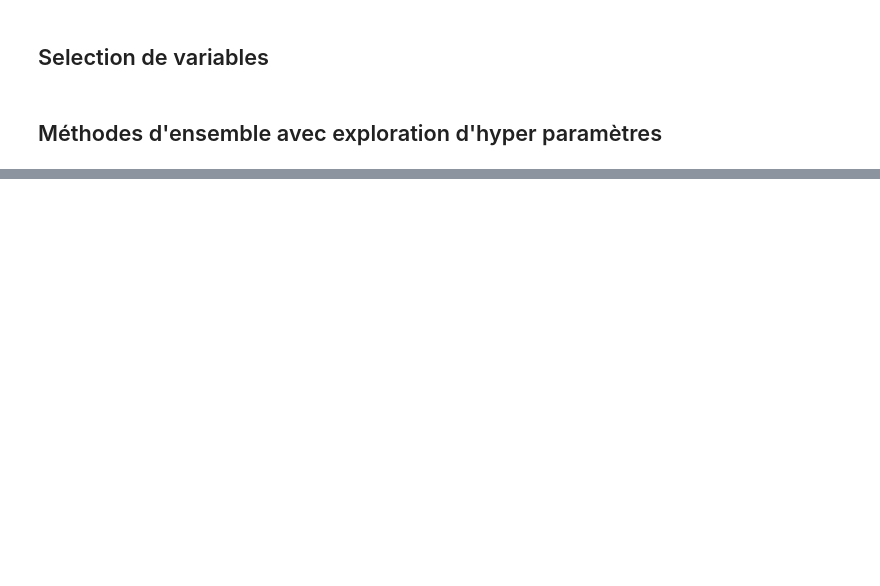
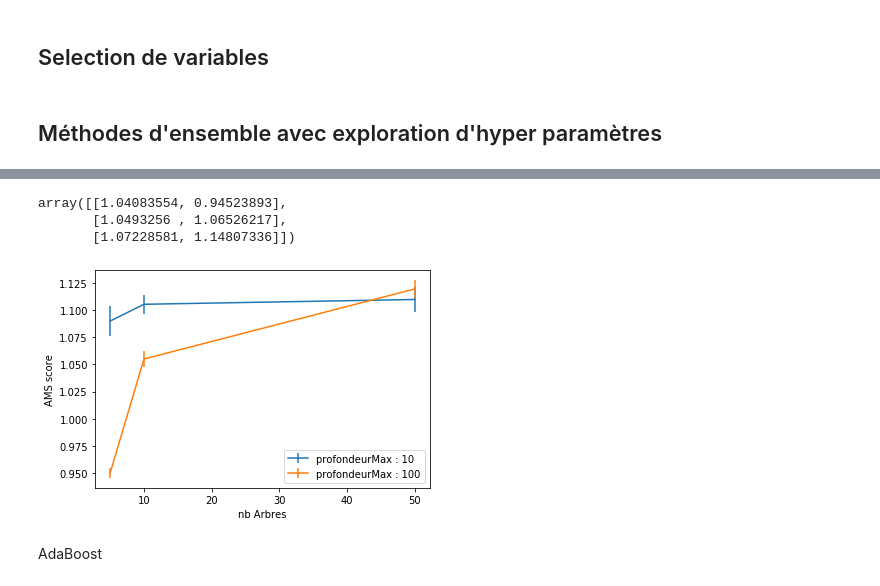
Before and after one commit to NathanBuskulic/REDS-Project, a Jupyter notebook: Classification.ipynb, the cells around one changed output, grey strips where cells are left out. Saved outputs shown, nothing was run; the diff lists cells and outputs as text; code cells hidden in the pictures; blank space fills up the shorter version.

```diff
--- a/Classification.ipynb
+++ b/Classification.ipynb
@@ -58,0 +190,5 @@ print("error : ", np.mean(cv_results['test_score']), " +- ", np.std(cv_results['
+# %%
+myBayes = GaussianNB()
+cv_results = crossValidation(myBayes,x,y,listIndexFolds, weights)
+print("accuracy : ", np.mean(cv_results[0,:]), " +- ", np.std(cv_results[0,:]))
+print("AMS : ", np.mean(cv_results[1,:]), " +- ", np.std(cv_results[1,:]))
@@ -62,0 +218,21 @@ print("error : ", np.mean(cv_results['test_score']), " +- ", np.std(cv_results['
+# %%
+nbArbres = [5,10,50]
+profMax = [10,100]
+# %%
+matriceAccMoyenne = np.zeros((len(nbArbres),len(profMax)))
+matriceAccVariance = np.zeros((len(nbArbres),len(profMax)))
+matriceAmsMoyenne = np.zeros((len(nbArbres),len(profMax)))
+matriceAmsVariance = np.zeros((len(nbArbres),len(profMax)))
+for countNbArb, nbArb in enumerate(nbArbres):
+    for countProf, profondeur in enumerate(profMax):
+        print("nb arbre =",nbArb, "\t profondeur=", profondeur)
+        myRandomForest = RandomForestClassifier(n_estimators=nbArb, max_depth=profondeur)
+        cv_results = crossValidation(myRandomForest,x,y,listIndexFolds,weights)
+        matriceAccMoyenne[countNbArb,countProf] = np.mean(cv_results[0,:])
+        matriceAccVariance[countNbArb,countProf] = np.std(cv_results[0,:])
+        matriceAmsMoyenne[countNbArb,countProf] = np.mean(cv_results[1,:])
+        matriceAmsVariance[countNbArb,countProf] = np.std(cv_results[1,:])
+        print("moyenne Accuracy :",matriceAccMoyenne[countNbArb,countProf]," +- ",matriceAccVariance[countNbArb,countProf])
+        print("moyenne AMS :",matriceAmsMoyenne[countNbArb,countProf]," +- ",matriceAmsVariance[countNbArb,countProf])
+print(matriceAccMoyenne)
+print(matriceAmsMoyenne)
@@ -62,0 +260,18 @@ print("error : ", np.mean(cv_results['test_score']), " +- ", np.std(cv_results['
+# %%
+matriceAmsMoyenne
+# %% [output]
+array([[1.04083554, 0.94523893],
+       [1.0493256 , 1.06526217],
+       [1.07228581, 1.14807336]])
+# %%
+plt.errorbar(nbArbres,matriceAmsMoyenne[:,0],matriceAmsVariance[:,0],label="profondeurMax : "+str(profMax[0]))
+plt.errorbar(nbArbres,matriceAmsMoyenne[:,1],matriceAmsVariance[:,1],label="profondeurMax : "+str(profMax[1]))
+#plt.errorbar(nbArbres,matriceAmsMoyenne[2,:],matriceAmsVariance[2,:],label="profondeurMax : "+str(profMax[2]))
+plt.legend()
+plt.xlabel("nb Arbres")
+plt.ylabel("AMS score")
+plt.savefig("RandomForestArbresFullData.jpg")
+# %% [output]
+[figure, added]
+# %% [markdown]
+AdaBoost
```
Also changed, not shown: parts of 30 cells of this notebook, 1 other file.
